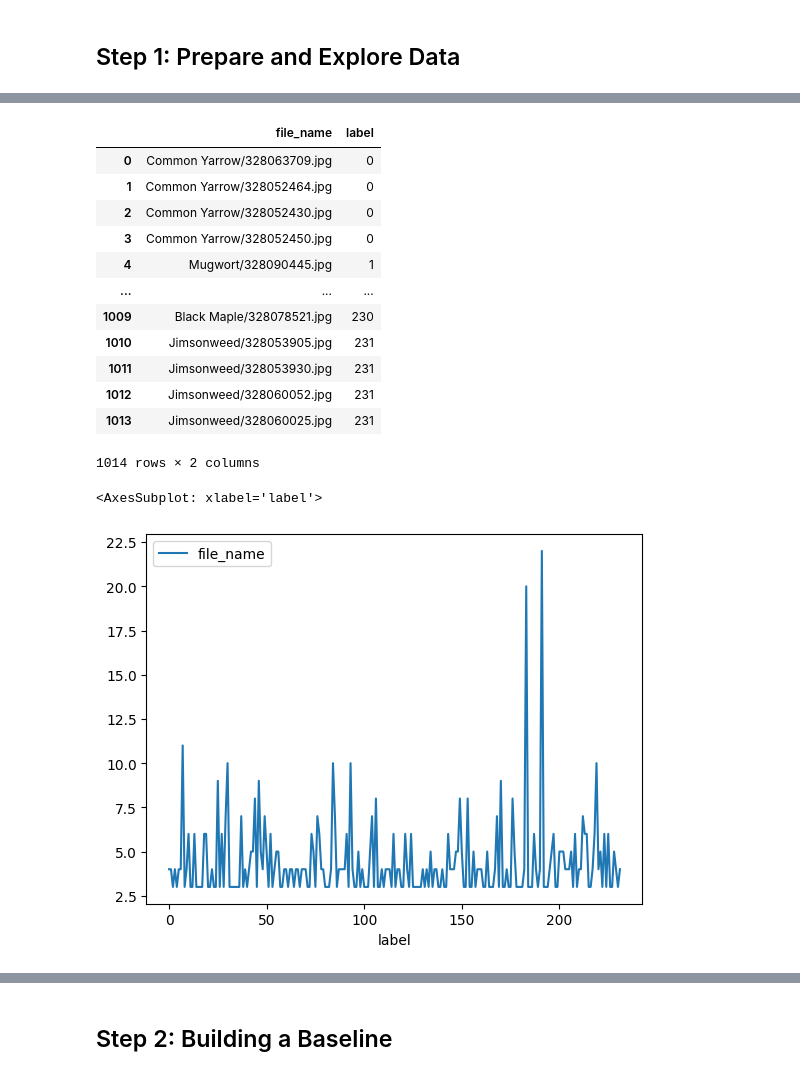
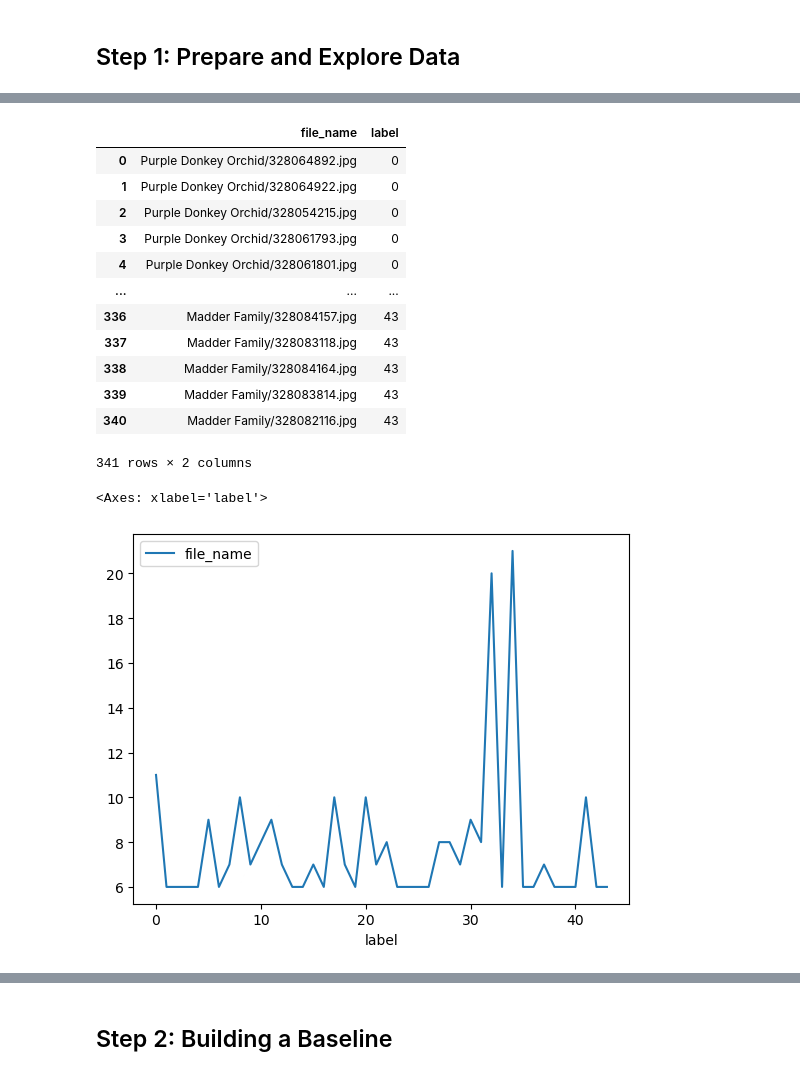
Before and after one commit to peterchettiar/plant-image-classifier, a Jupyter notebook: plant_image_classifier.ipynb, the cells around one changed output, grey strips where cells are left out. Cells and saved outputs as stored; diff of their text form; code cells hidden in the pictures.

```diff
--- a/plant_image_classifier.ipynb
+++ b/plant_image_classifier.ipynb
@@ -40,7 +40,7 @@ image_root_dir
 # %%
 # helper function to help count the number of images in each plant folder
 
-def image_count(directory):
+def image_count(directory:str) -> int:
     image_extensions = [".jpg", ".jpeg", ".png", ".gif", ".bmp", ".tif", ".tiff"]
     image_count = 0
     for item in os.listdir(directory):
@@ -49,6 +49,9 @@ def image_count(directory):
 
     return image_count
 # %%
-# only keep legitmate folder (e.g. of illegitamate folder is .DStore)
+# only keep legitmate folder (e.g. of illegitamate folder is .DStore) and folder that contain more than 5 images
 
-subfolders = [subfolder for subfolder in os.listdir(image_root_dir) if not subfolder.startswith(".")]
+plant_folders = [subfolder for subfolder in os.listdir(image_root_dir) if not subfolder.startswith(".") and\
+                 image_count(os.path.join(image_root_dir,subfolder)) > 5]
+
+plant_folders
@@ -55,11 +75,0 @@ subfolders = [subfolder for subfolder in os.listdir(image_root_dir) if not subfo
-# %%
-# run a loop across all the plant folders and keep folders that meet condition
-
-plant_folders = []
-
-for subfolder in subfolders:
-    subfolder_img_count = image_count(os.path.join(image_root_dir,subfolder))
-    if subfolder_img_count > 2:
-        plant_folders.append(subfolder)
-
-plant_folders
@@ -99,23 +93,26 @@ def label_image_files(label: int, folder_name: str) -> pd.DataFrame():
 # %%
 # lets create a df containing the file paths to each image as well as a label for classification
 image_path_label_list = []
 
 for label, folder_name in enumerate(plant_folders):
     image_path_label_list.append(label_image_files(label, folder_name))
 
 image_path_label_df = pd.concat(image_path_label_list, axis=0, ignore_index=True)
+# removing unwanted file paths
+image_path_label_df = image_path_label_df[~image_path_label_df.file_name.str.contains("DS_Store")]
+image_path_label_df.reset_index(drop=True, inplace=True)
 image_path_label_df
 # %% [output]
 |  | file_name | label |
-| 0 | Common Yarrow/328063709.jpg | 0 |
-| 1 | Common Yarrow/328052464.jpg | 0 |
-| 2 | Common Yarrow/328052430.jpg | 0 |
-| 3 | Common Yarrow/328052450.jpg | 0 |
-| 4 | Mugwort/328090445.jpg | 1 |
+| 0 | Purple Donkey Orchid/328064892.jpg | 0 |
+| 1 | Purple Donkey Orchid/328064922.jpg | 0 |
+| 2 | Purple Donkey Orchid/328054215.jpg | 0 |
+| 3 | Purple Donkey Orchid/328061793.jpg | 0 |
+| 4 | Purple Donkey Orchid/328061801.jpg | 0 |
 | ... | ... | ... |
-| 1009 | Black Maple/328078521.jpg | 230 |
-| 1010 | Jimsonweed/328053905.jpg | 231 |
-| 1011 | Jimsonweed/328053930.jpg | 231 |
-| 1012 | Jimsonweed/328060052.jpg | 231 |
-| 1013 | Jimsonweed/328060025.jpg | 231 |
+| 336 | Madder Family/328084157.jpg | 43 |
+| 337 | Madder Family/328083118.jpg | 43 |
+| 338 | Madder Family/328084164.jpg | 43 |
+| 339 | Madder Family/328083814.jpg | 43 |
+| 340 | Madder Family/328082116.jpg | 43 |
-1014 rows × 2 columns
+341 rows × 2 columns
@@ -124,7 +129,7 @@ image_path_label_df
 
 image_path_label_df.groupby('label').count().plot()
 # %% [output]
-<AxesSubplot: xlabel='label'>
+<Axes: xlabel='label'>
-[figure, old version]
+[figure, new version]
 # %%
 # plant with the most images in its folder - clearly its the American Pokweed
```
Also changed, not shown: parts of 44 cells of this notebook, 2 other files.
